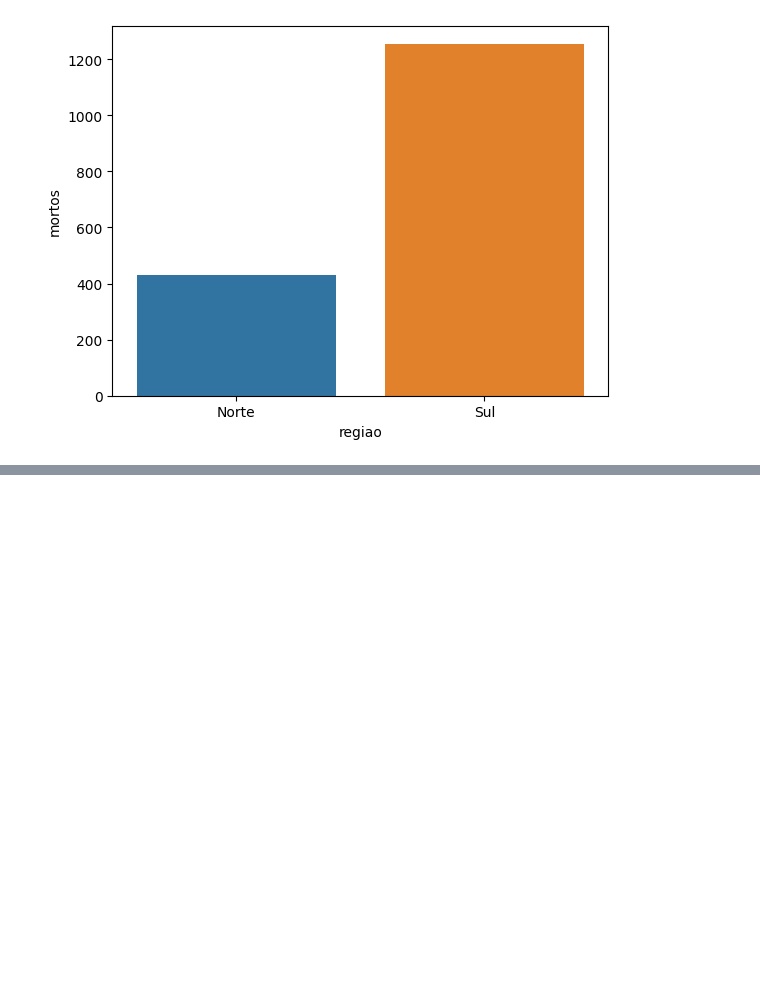
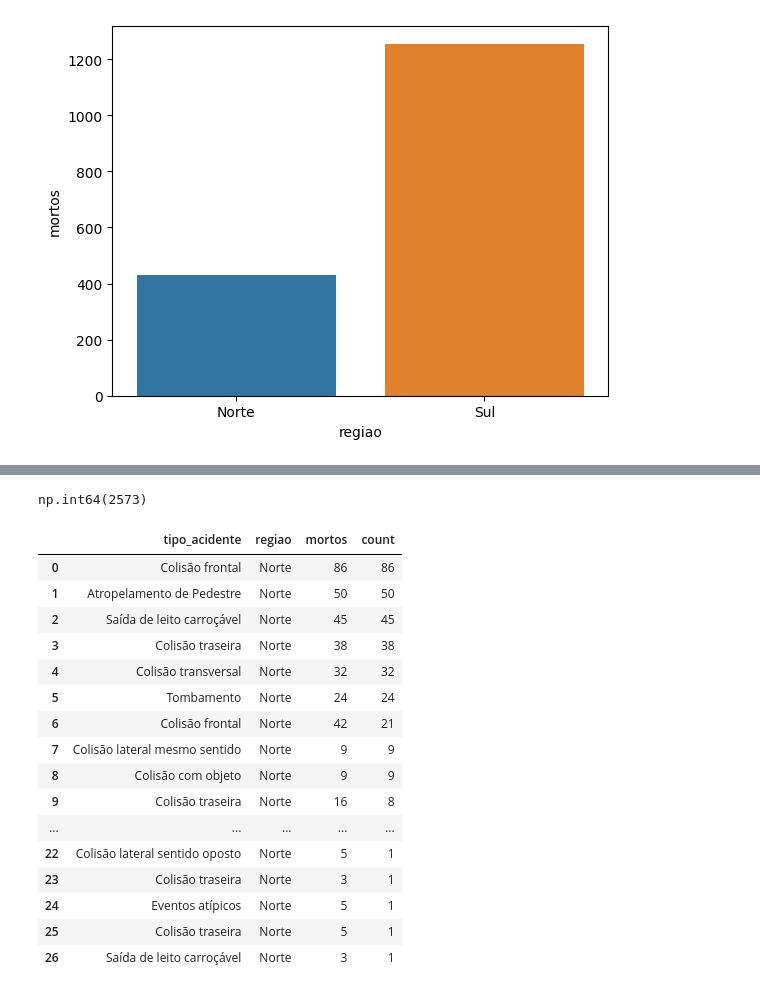
Before and after one commit to GabrielcMiranda/acidentes-brasil, a Jupyter notebook: Analise.ipynb, the cells around one changed output, grey strips where cells are left out. Saved outputs shown, nothing was run; the diff lists cells and outputs as text; code cells hidden in the pictures; blank space fills up the shorter version.

```diff
--- a/Analise.ipynb
+++ b/Analise.ipynb
@@ -190,0 +266,5 @@ plt.show()
+# %%
+qtd_mortos = df['mortos'].value_counts().values
+
+for i in range(0,7):
+    print(qtd_mortos[i] * i)
@@ -190,0 +323,29 @@ plt.show()
+# %%
+for i in range(0,26):
+    total += df_mortes['mortos'][i] * df_mortes['count'][i]
+
+total
+# %% [output]
+np.int64(2573)
+# %%
+df_mortes['mortos'] = [df_mortes['mortos'][i] * df_mortes['count'][i] for i in range(0,len(df_mortes))]
+
+df_mortes
+# %% [output]
+|  | tipo_acidente | regiao | mortos | count |
+| 0 | Colisão frontal | Norte | 86 | 86 |
+| 1 | Atropelamento de Pedestre | Norte | 50 | 50 |
+| 2 | Saída de leito carroçável | Norte | 45 | 45 |
+| 3 | Colisão traseira | Norte | 38 | 38 |
+| 4 | Colisão transversal | Norte | 32 | 32 |
+| 5 | Tombamento | Norte | 24 | 24 |
+| 6 | Colisão frontal | Norte | 42 | 21 |
+| 7 | Colisão lateral mesmo sentido | Norte | 9 | 9 |
+| 8 | Colisão com objeto | Norte | 9 | 9 |
+| 9 | Colisão traseira | Norte | 16 | 8 |
+| ... | ... | ... | ... | ... |
+| 22 | Colisão lateral sentido oposto | Norte | 5 | 1 |
+| 23 | Colisão traseira | Norte | 3 | 1 |
+| 24 | Eventos atípicos | Norte | 5 | 1 |
+| 25 | Colisão traseira | Norte | 5 | 1 |
+| 26 | Saída de leito carroçável | Norte | 3 | 1 |
```
Also changed, not shown: parts of 15 cells of this notebook, 1 other file.
